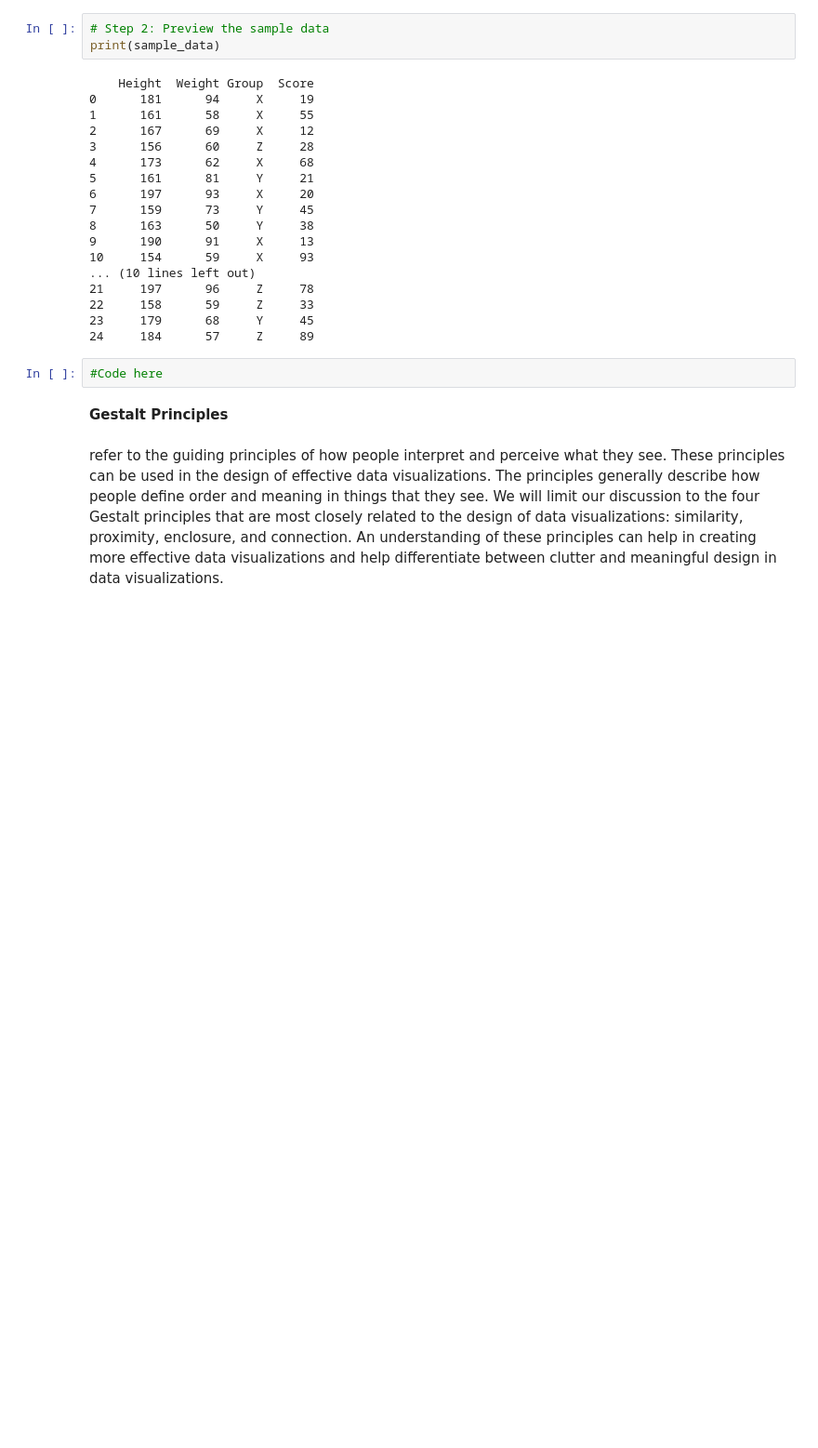
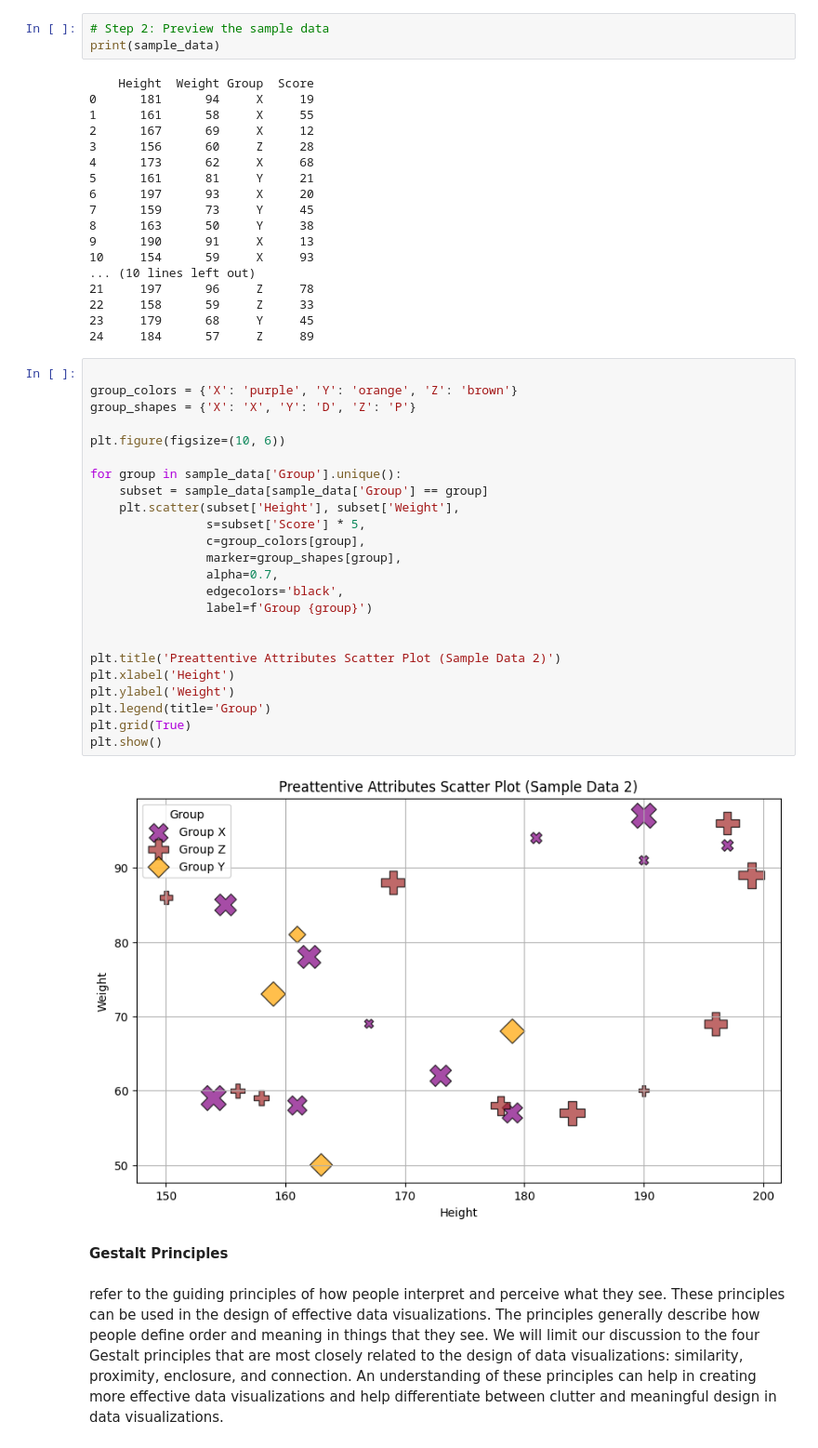
Before and after one commit to qnamalabanan-netizen/CPE-031---Visualization-and-Data-Analysis, a Jupyter notebook: Hands_On_Activity_6_|_Data_Visualization_and_Design.ipynb, the cells around one changed output. Shown at 93% size. Saved outputs shown, nothing was run; the diff lists cells and outputs as text; blank space fills up the shorter version.

```diff
--- a/Hands_On_Activity_6_|_Data_Visualization_and_Design.ipynb
+++ b/Hands_On_Activity_6_|_Data_Visualization_and_Design.ipynb
@@ -185,8 +185,32 @@ print(sample_data)
 22     158      59     Z     33
 23     179      68     Y     45
 24     184      57     Z     89
-# %%
-#Code here
+# %%
+
+group_colors = {'X': 'purple', 'Y': 'orange', 'Z': 'brown'}
+group_shapes = {'X': 'X', 'Y': 'D', 'Z': 'P'}
+
+plt.figure(figsize=(10, 6))
+
+for group in sample_data['Group'].unique():
+    subset = sample_data[sample_data['Group'] == group]
+    plt.scatter(subset['Height'], subset['Weight'],
+                s=subset['Score'] * 5,
+                c=group_colors[group],
+                marker=group_shapes[group],
+                alpha=0.7,
+                edgecolors='black',
+                label=f'Group {group}')
+
+
+plt.title('Preattentive Attributes Scatter Plot (Sample Data 2)')
+plt.xlabel('Height')
+plt.ylabel('Weight')
+plt.legend(title='Group')
+plt.grid(True)
+plt.show()
+# %% [output]
+[figure, added]
 # %% [markdown]
 **Gestalt Principles**
 # %% [markdown]
```
Also changed, not shown: parts of 5 cells of this notebook.
